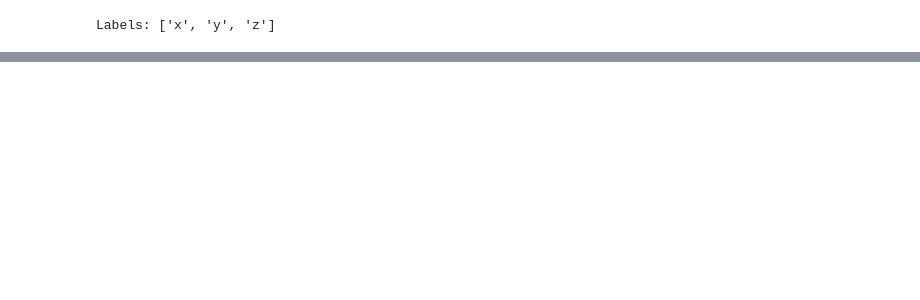
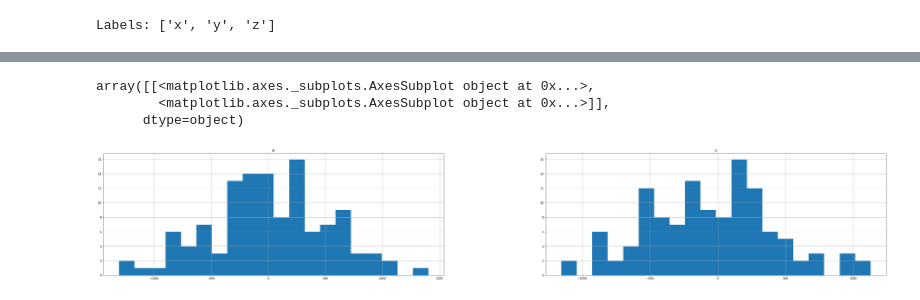
Before and after one commit to VishalKotian/QXI_DataScience_Vishal, a Jupyter notebook: Unit1_PythonBasics/FileOperations.ipynb, the cells around one changed output, grey strips where cells are left out. Saved outputs shown, nothing was run; the diff lists cells and outputs as text; code cells hidden in the pictures; blank space fills up the shorter version.

```diff
--- a/Unit1_PythonBasics/FileOperations.ipynb
+++ b/Unit1_PythonBasics/FileOperations.ipynb
@@ -35,0 +1357,7 @@ Dictionary: {'x': 3, 'y': 4, 'z': 5}
+# %%
+df1.hist(column=['B','C'],bins=20,figsize= (50,8))
+# %% [output]
+array([[<matplotlib.axes._subplots.AxesSubplot object at 0x...>,
+        <matplotlib.axes._subplots.AxesSubplot object at 0x...>]],
+      dtype=object)
+[figure, added]
```
Also changed, not shown: parts of 554 cells of this notebook, 16 other files.
